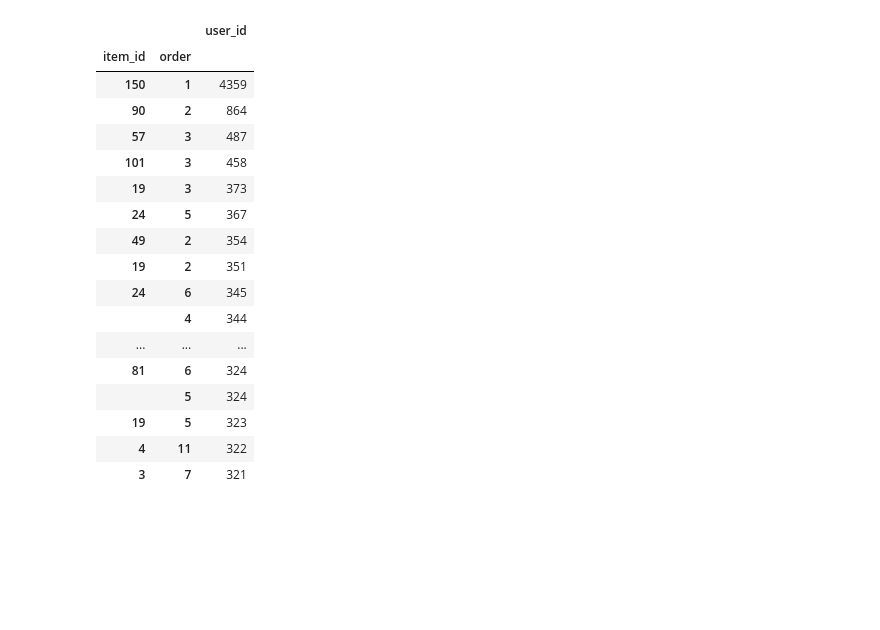
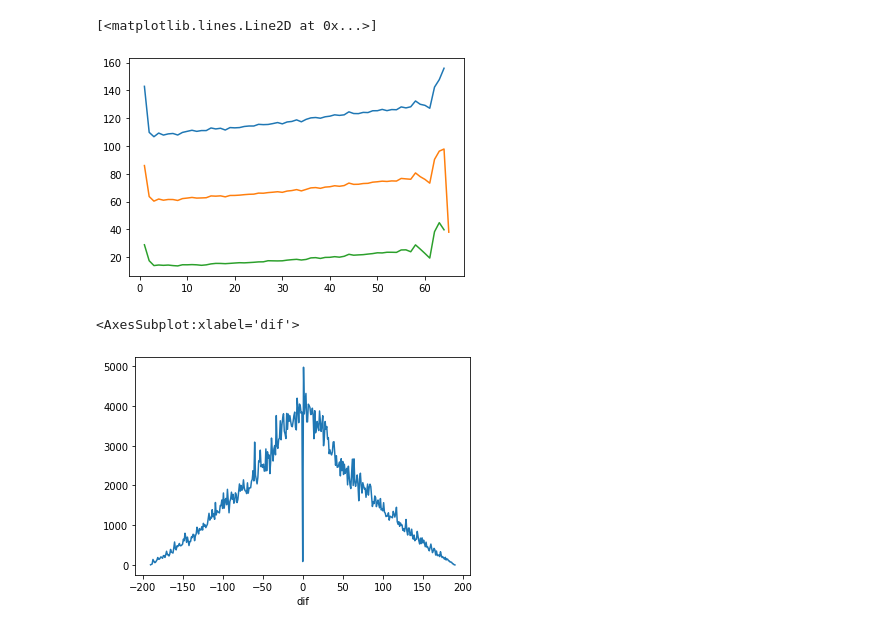
Before and after one commit to cut4cut/ml_comps, a Jupyter notebook: made_rs/notes.ipynb, the cells around one changed output. Drawn from its saved outputs; the diff is of its cells as text; code cells hidden in the pictures; blank space fills up the shorter version.

```diff
--- a/made_rs/notes.ipynb
+++ b/made_rs/notes.ipynb
@@ -8,21 +21,0 @@ u_feats = pd.read_csv('./data/user-features.csv')
-# %%
-u_hists.groupby(by=['item_id', 'order']).count().sort_values(by='user_id', ascending=False)[:25]
-# %% [output]
-|  |  | user_id |
-| item_id | order |  |
-| 150 | 1 | 4359 |
-| 90 | 2 | 864 |
-| 57 | 3 | 487 |
-| 101 | 3 | 458 |
-| 19 | 3 | 373 |
-| 24 | 5 | 367 |
-| 49 | 2 | 354 |
-| 19 | 2 | 351 |
-| 24 | 6 | 345 |
-|  | 4 | 344 |
-| ... | ... | ... |
-| 81 | 6 | 324 |
-|  | 5 | 324 |
-| 19 | 5 | 323 |
-| 4 | 11 | 322 |
-| 3 | 7 | 321 |
@@ -28,0 +25,17 @@ u_hists.groupby(by=['item_id', 'order']).count().sort_values(by='user_id', ascen
+# %%
+mean = u_hists.groupby('order').mean()['item_id']
+std = u_hists.groupby('order').std()['item_id']
+
+plt.plot(mean+std)
+plt.plot(mean)
+plt.plot(mean-std)
+# %% [output]
+[<matplotlib.lines.Line2D at 0x...>]
+[figure, added]
+# %%
+u_hists['dif'] = u_hists['item_id'].diff()
+
+u_hists.dropna().groupby('dif')['user_id'].nunique().plot()
+# %% [output]
+<AxesSubplot:xlabel='dif'>
+[figure, added]
```
Also changed, not shown: parts of 15 cells of this notebook, 3 other files.
